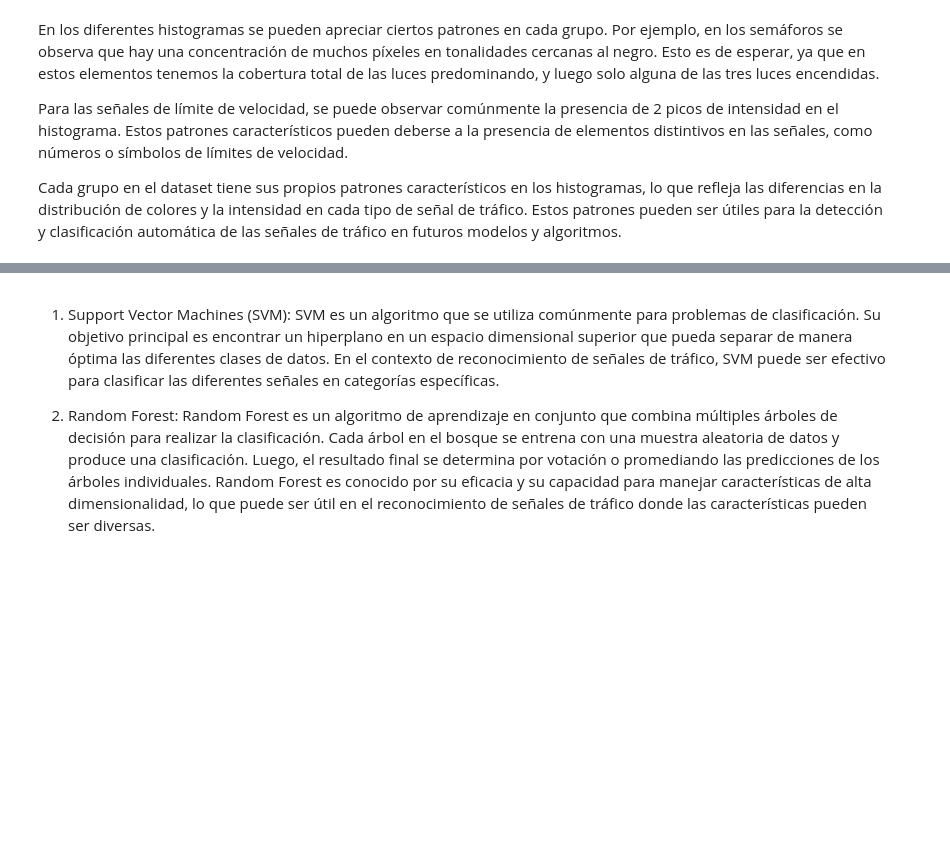
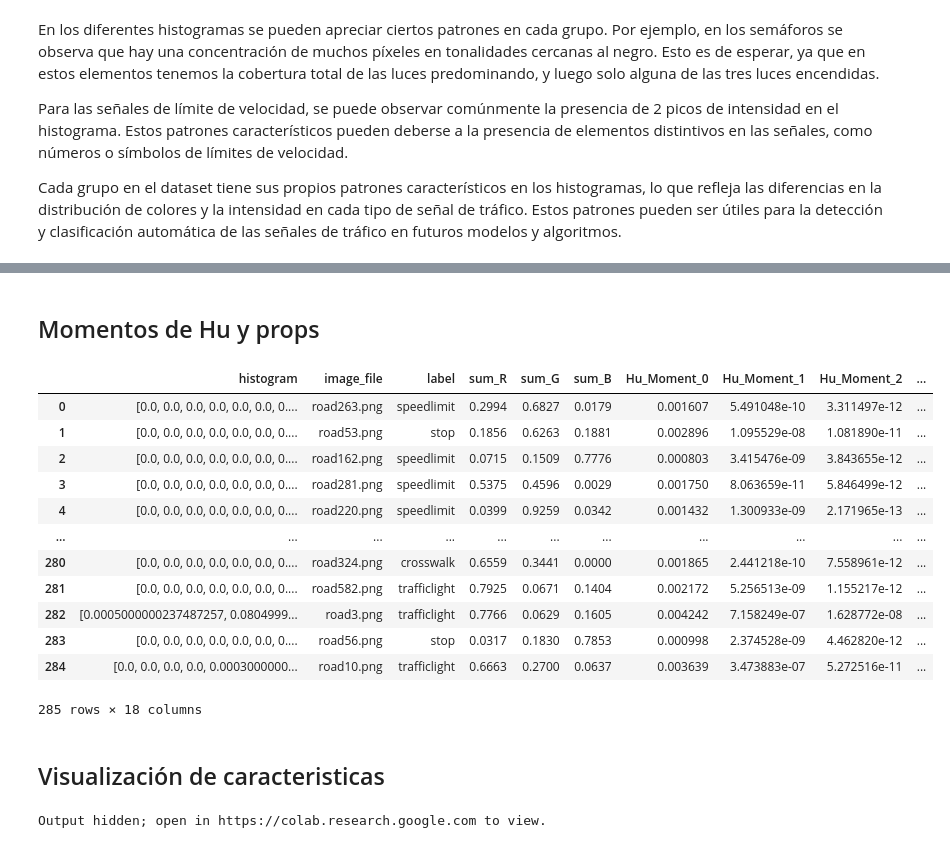
Before and after one commit to LostFrequency2926/ProyectoFinal_SenalesIII, a Jupyter notebook: RoadSignDetection.ipynb, the cells around one changed output, grey strips where cells are left out. Drawn from its saved outputs; the diff is of its cells as text; code cells hidden in the pictures; blank space fills up the shorter version.

```diff
--- a/RoadSignDetection.ipynb
+++ b/RoadSignDetection.ipynb
@@ -780,29 +681,0 @@ Aquí hay algunas razones por las que el cálculo del histograma es útil para e
-# %%
-for i in range(15):
-  # Cargar la imagen en escala de grises
-  imagen = cv2.imread(f'/content/road-sign-detection/cropped_images/road4{i}.png', cv2.IMREAD_GRAYSCALE)
-
-  # Aplicar el operador Sobel
-  sobelx = cv2.Sobel(imagen, cv2.CV_64F, 1, 0, ksize=3)
-  sobely = cv2.Sobel(imagen, cv2.CV_64F, 0, 1, ksize=3)
-
-  # Calcular el gradiente total
-  gradiente = np.sqrt(sobelx**2 + sobely**2)
-
-  # Aplicar un umbral para binarizar la imagen del gradiente
-  umbral = 50
-  _, binarizada = cv2.threshold(gradiente, umbral, 255, cv2.THRESH_BINARY)
-
-  # Calcular el número de bordes
-  num_bordes = np.count_nonzero(binarizada)  # Cuenta los píxeles diferentes de cero
-
-  # Calcular el área total de los bordes
-  area_bordes = np.sum(binarizada)  # Suma los valores de los píxeles
-
-  # Imprimir las características
-  print("Número de bordes:", num_bordes)
-  print("Área total de los bordes:", area_bordes)
-
-  # Mostrar las tres imágenes en una ventana
-  resultados = np.hstack((imagen, gradiente, binarizada))
-  cv2_imshow(resultados)
@@ -1021,4 +682,2 @@ accuracy_score(y_test,yPredTest_LR)
-# %% [markdown]
-1. Support Vector Machines (SVM): SVM es un algoritmo que se utiliza comúnmente para problemas de clasificación. Su objetivo principal es encontrar un hiperplano en un espacio dimensional superior que pueda separar de manera óptima las diferentes clases de datos. En el contexto de reconocimiento de señales de tráfico, SVM puede ser efectivo para clasificar las diferentes señales en categorías específicas.
-
-2. Random Forest: Random Forest es un algoritmo de aprendizaje en conjunto que combina múltiples árboles de decisión para realizar la clasificación. Cada árbol en el bosque se entrena con una muestra aleatoria de datos y produce una clasificación. Luego, el resultado final se determina por votación o promediando las predicciones de los árboles individuales. Random Forest es conocido por su eficacia y su capacidad para manejar características de alta dimensionalidad, lo que puede ser útil en el reconocimiento de señales de tráfico donde las características pueden ser diversas.
+# %% [markdown]
+## Momentos de Hu y props
@@ -1024,0 +763,21 @@ accuracy_score(y_test,yPredTest_LR)
+# %%
+# Concatenar los DataFrames horizontalmente
+
+combined_df = pd.merge(data, hu_moments_df, on='image_file')
+combined_df = pd.merge(combined_df, props_df, on='image_file')
+
+combined_df
+# %% [output]
+|  | histogram | image_file | label | sum_R | sum_G | sum_B | Hu_Moment_0 | Hu_Moment_1 | Hu_Moment_2 | ... |
+| 0 | [0.0, 0.0, 0.0, 0.0, 0.0, 0.0, 0.... | road263.png | speedlimit | 0.2994 | 0.6827 | 0.0179 | 0.001607 | 5.491048e-10 | 3.311497e-12 | ... |
+| 1 | [0.0, 0.0, 0.0, 0.0, 0.0, 0.0, 0.... | road53.png | stop | 0.1856 | 0.6263 | 0.1881 | 0.002896 | 1.095529e-08 | 1.081890e-11 | ... |
+| 2 | [0.0, 0.0, 0.0, 0.0, 0.0, 0.0, 0.... | road162.png | speedlimit | 0.0715 | 0.1509 | 0.7776 | 0.000803 | 3.415476e-09 | 3.843655e-12 | ... |
+| 3 | [0.0, 0.0, 0.0, 0.0, 0.0, 0.0, 0.... | road281.png | speedlimit | 0.5375 | 0.4596 | 0.0029 | 0.001750 | 8.063659e-11 | 5.846499e-12 | ... |
+| 4 | [0.0, 0.0, 0.0, 0.0, 0.0, 0.0, 0.... | road220.png | speedlimit | 0.0399 | 0.9259 | 0.0342 | 0.001432 | 1.300933e-09 | 2.171965e-13 | ... |
+| ... | ... | ... | ... | ... | ... | ... | ... | ... | ... | ... |
+| 280 | [0.0, 0.0, 0.0, 0.0, 0.0, 0.0, 0.... | road324.png | crosswalk | 0.6559 | 0.3441 | 0.0000 | 0.001865 | 2.441218e-10 | 7.558961e-12 | ... |
+| 281 | [0.0, 0.0, 0.0, 0.0, 0.0, 0.0, 0.... | road582.png | trafficlight | 0.7925 | 0.0671 | 0.1404 | 0.002172 | 5.256513e-09 | 1.155217e-12 | ... |
+| 282 | [0.0005000000237487257, 0.0804999... | road3.png | trafficlight | 0.7766 | 0.0629 | 0.1605 | 0.004242 | 7.158249e-07 | 1.628772e-08 | ... |
+| 283 | [0.0, 0.0, 0.0, 0.0, 0.0, 0.0, 0.... | road56.png | stop | 0.0317 | 0.1830 | 0.7853 | 0.000998 | 2.374528e-09 | 4.462820e-12 | ... |
+| 284 | [0.0, 0.0, 0.0, 0.0, 0.0003000000... | road10.png | trafficlight | 0.6663 | 0.2700 | 0.0637 | 0.003639 | 3.473883e-07 | 5.272516e-11 | ... |
+285 rows × 18 columns
@@ -1024,0 +787,13 @@ accuracy_score(y_test,yPredTest_LR)
+# %% [markdown]
+## Visualización de caracteristicas
+# %%
+# Seleccionar las columnas relevantes para el pairplot
+columns = ['label', 'sum_R', 'sum_G', 'sum_B','Hu_Moment_0', 'Hu_Moment_1', 'Hu_Moment_2', 'Hu_Moment_3', 'Hu_Moment_4', 'Hu_Moment_5', 'Hu_Moment_6', 'centroid-0',	'centroid-1',	'Orientation',	'Axis_Major_Length',	'Axis_Minor_Length']
+
+# # Crear el pairplot
+sns.pairplot(combined_df[columns], hue='label')
+
+# # Mostrar el gráfico
+plt.show()
+# %% [output]
+Output hidden; open in https://colab.research.google.com to view.
```
Also changed, not shown: parts of 62 cells of this notebook, 2 other files.
